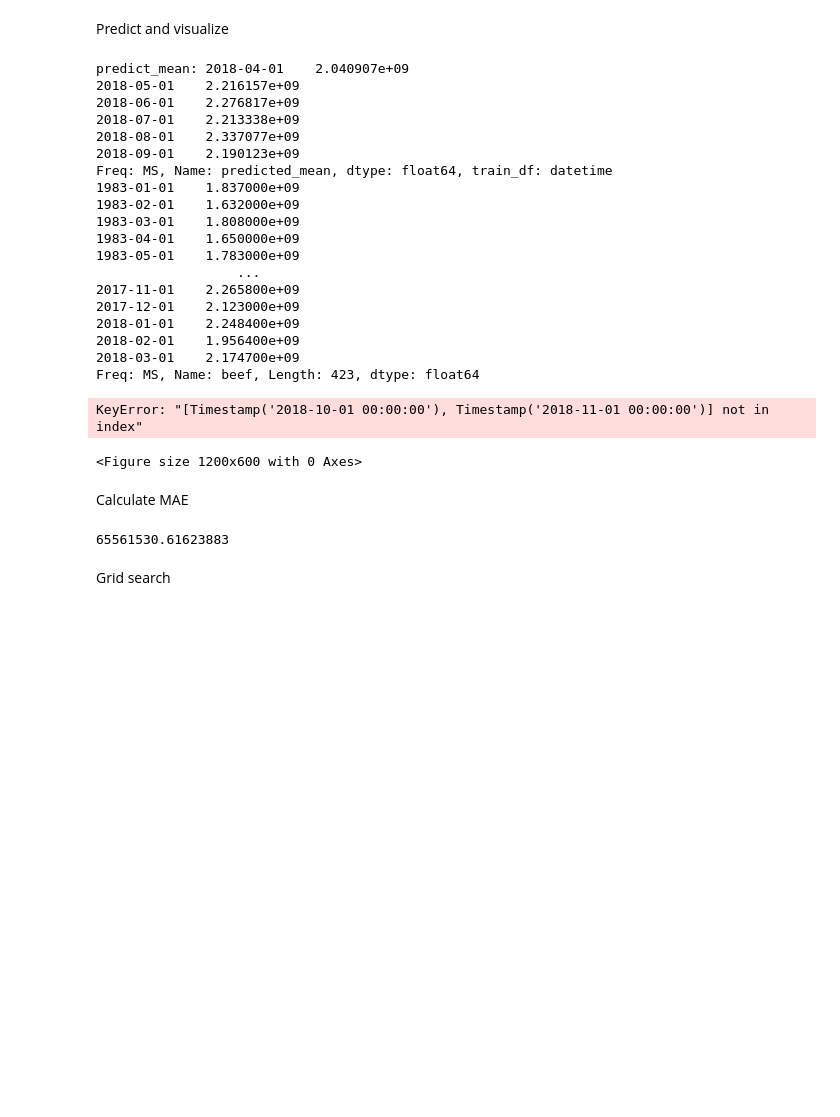
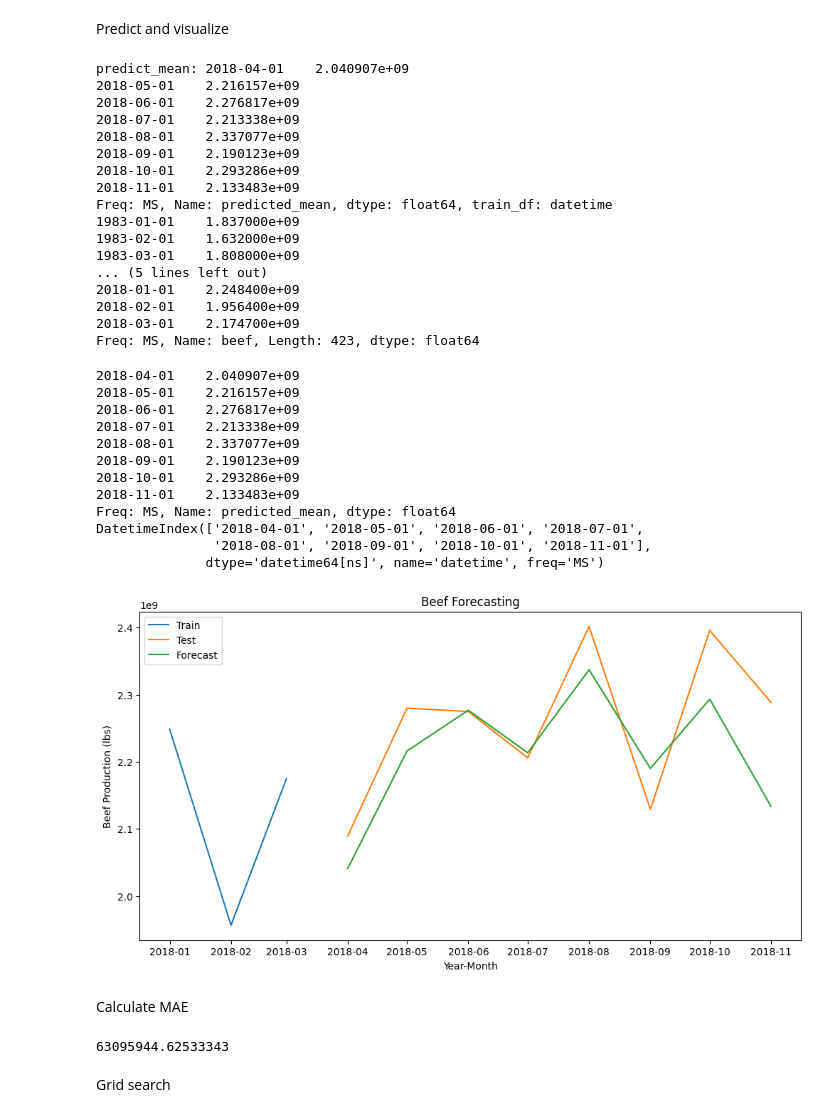
Before and after one commit to SAT-Enjoyers/citadel-datathon, a Jupyter notebook: eda/sarimax_meat.ipynb, the cells around one changed output. Saved outputs shown, nothing was run; the diff lists cells and outputs as text; code cells hidden in the pictures; blank space fills up the shorter version.

```diff
--- a/eda/sarimax_meat.ipynb
+++ b/eda/sarimax_meat.ipynb
@@ -247,7 +247,7 @@ with open(PATH, 'wb') as pkl:
 Predict and visualize
 # %%
 months_gap = (TEST_FROM.year - LEARN_TO.year) * 12 + (TEST_FROM.month - LEARN_TO.month)
-forecast = model_fit.get_forecast(steps=months_gap + 6)
+forecast = model_fit.get_forecast(steps=months_gap + 8)
 predict_mean = forecast.predicted_mean
 confidence_interval = forecast.conf_int()
 print(f'predict_mean: {predict_mean}, train_df: {train_df[MEAT_TYPE[0]]}')
@@ -258,42 +258,52 @@ predict_mean: 2018-04-01    2.040907e+09
 2018-07-01    2.213338e+09
 2018-08-01    2.337077e+09
 2018-09-01    2.190123e+09
+2018-10-01    2.293286e+09
+2018-11-01    2.133483e+09
 Freq: MS, Name: predicted_mean, dtype: float64, train_df: datetime
 1983-01-01    1.837000e+09
 1983-02-01    1.632000e+09
 1983-03-01    1.808000e+09
-1983-04-01    1.650000e+09
-1983-05-01    1.783000e+09
-                  ...
-2017-11-01    2.265800e+09
-2017-12-01    2.123000e+09
+... (5 lines left out)
 2018-01-01    2.248400e+09
 2018-02-01    1.956400e+09
 2018-03-01    2.174700e+09
 Freq: MS, Name: beef, Length: 423, dtype: float64
 # %%
 plt.figure(figsize=(12, 6))
+print(predict_mean)
+print(test_df.index)
 filtered_df = train_df[str(LEARN_TO_YEAR):]
 forecast_aligned = predict_mean.loc[test_df.index]
 plt.plot(filtered_df.index, filtered_df[MEAT_TYPE[0]], label='Train')
 plt.plot(test_df.index, test_df[MEAT_TYPE[0]], label='Test')
 plt.plot(test_df.index, forecast_aligned, label='Forecast')
 plt.title(f'{MEAT_TYPE[0].capitalize()} Forecasting')
 plt.ylabel('Beef Production (lbs)')
 plt.xlabel('Year-Month')
 plt.legend()
 plt.show()
-forecast_aligned
 # %% [output]
-KeyError: "[Timestamp('2018-10-01 00:00:00'), Timestamp('2018-11-01 00:00:00')] not in index"
+2018-04-01    2.040907e+09
+2018-05-01    2.216157e+09
+2018-06-01    2.276817e+09
+2018-07-01    2.213338e+09
+2018-08-01    2.337077e+09
+2018-09-01    2.190123e+09
+2018-10-01    2.293286e+09
+2018-11-01    2.133483e+09
+Freq: MS, Name: predicted_mean, dtype: float64
+DatetimeIndex(['2018-04-01', '2018-05-01', '2018-06-01', '2018-07-01',
+               '2018-08-01', '2018-09-01', '2018-10-01', '2018-11-01'],
+              dtype='datetime64[ns]', name='datetime', freq='MS')
-<Figure size 1200x600 with 0 Axes>
+[figure, added]
 # %% [markdown]
 Calculate MAE
 # %%
 mae = np.abs(test_df[MEAT_TYPE[0]] - forecast_aligned).mean()
 mae
 # %% [output]
-65561530.61623883
+63095944.62533343
 # %% [markdown]
 Grid search
 # %%
```
Also changed, not shown: parts of 2 cells of this notebook, 2 other files.
